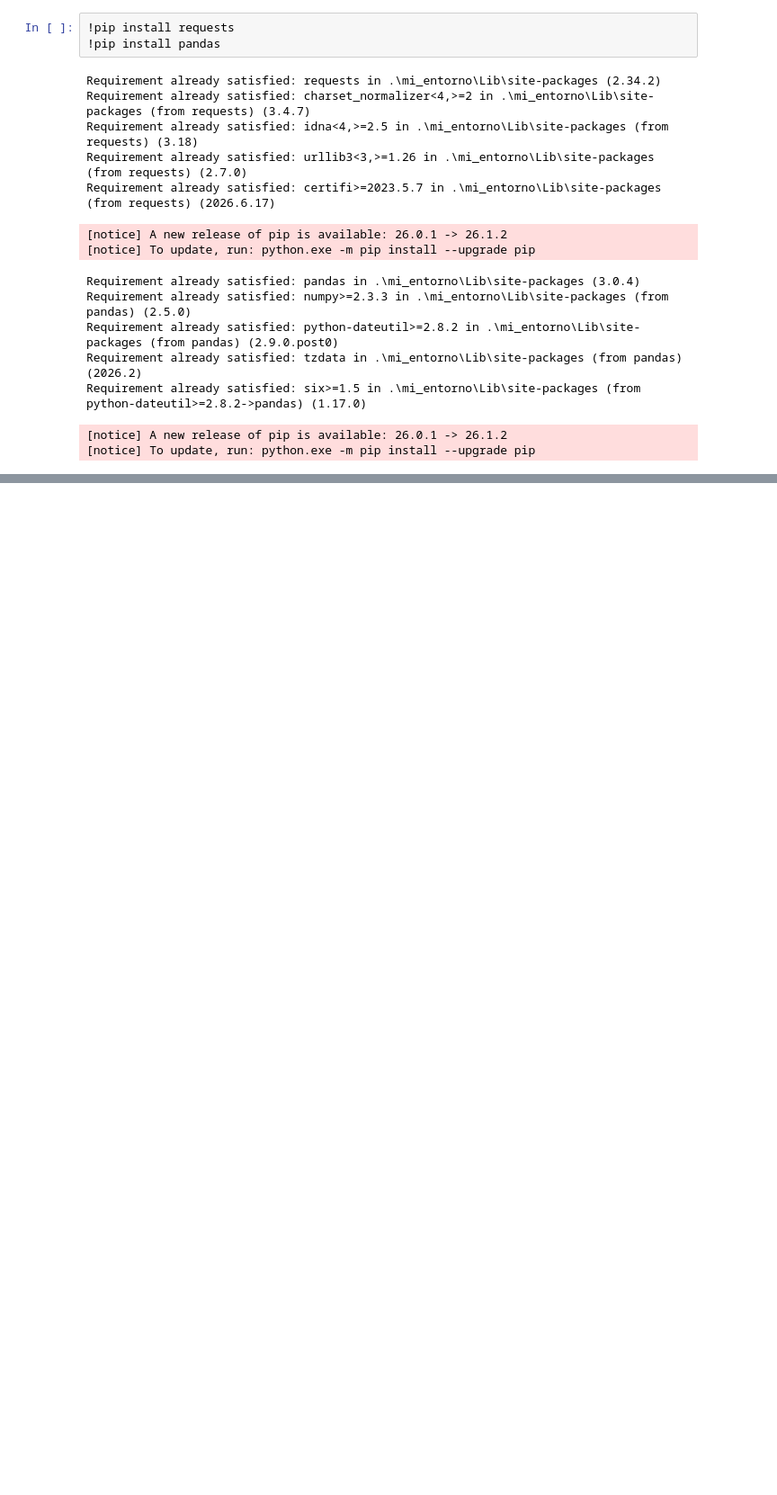
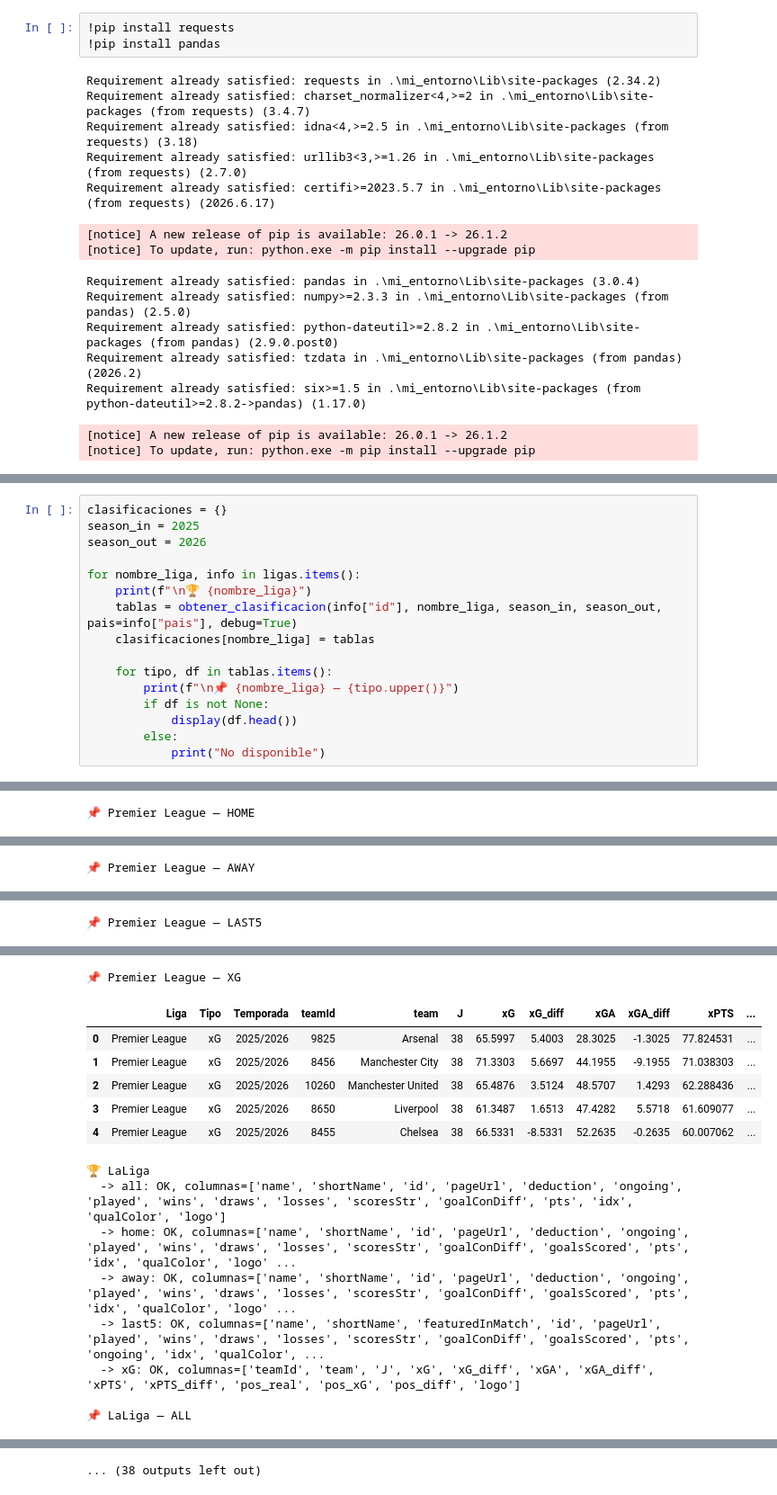
Before and after one commit to CescBlanco/pentiq, a Jupyter notebook: Scrapping datos fotmob.ipynb, the cells around one changed output, grey strips where cells are left out. Shown at 90% size. Drawn from its saved outputs; the diff is of its cells as text; blank space fills up the shorter version.

Commit message:
scrapping 5 grandes ligas

```diff
--- a/Scrapping datos fotmob.ipynb
+++ b/Scrapping datos fotmob.ipynb
@@ -769,0 +138,17 @@ display(df)
+# %%
+clasificaciones = {}
+season_in = 2025
+season_out = 2026
+
+for nombre_liga, info in ligas.items():
+    print(f"\n🏆 {nombre_liga}")
+    tablas = obtener_clasificacion(info["id"], nombre_liga, season_in, season_out, pais=info["pais"], debug=True)
+    clasificaciones[nombre_liga] = tablas
+
+    for tipo, df in tablas.items():
+        print(f"\n📌 {nombre_liga} — {tipo.upper()}")
+        if df is not None:
+            display(df.head())
+        else:
+            print("No disponible")
+# %% [output]
@@ -769,0 +169 @@ display(df)
+📌 Premier League — HOME
@@ -769,0 +176 @@ display(df)
+📌 Premier League — AWAY
@@ -769,0 +183 @@ display(df)
+📌 Premier League — LAST5
@@ -769,0 +190,15 @@ display(df)
+📌 Premier League — XG
+|  | Liga | Tipo | Temporada | teamId | team | J | xG | xG_diff | xGA | xGA_diff | xPTS | ... |
+| 0 | Premier League | xG | 2025/2026 | 9825 | Arsenal | 38 | 65.5997 | 5.4003 | 28.3025 | -1.3025 | 77.824531 | ... |
+| 1 | Premier League | xG | 2025/2026 | 8456 | Manchester City | 38 | 71.3303 | 5.6697 | 44.1955 | -9.1955 | 71.038303 | ... |
+| 2 | Premier League | xG | 2025/2026 | 10260 | Manchester United | 38 | 65.4876 | 3.5124 | 48.5707 | 1.4293 | 62.288436 | ... |
+| 3 | Premier League | xG | 2025/2026 | 8650 | Liverpool | 38 | 61.3487 | 1.6513 | 47.4282 | 5.5718 | 61.609077 | ... |
+| 4 | Premier League | xG | 2025/2026 | 8455 | Chelsea | 38 | 66.5331 | -8.5331 | 52.2635 | -0.2635 | 60.007062 | ... |
+🏆 LaLiga
+  -> all: OK, columnas=['name', 'shortName', 'id', 'pageUrl', 'deduction', 'ongoing', 'played', 'wins', 'draws', 'losses', 'scoresStr', 'goalConDiff', 'pts', 'idx', 'qualColor', 'logo']
+  -> home: OK, columnas=['name', 'shortName', 'id', 'pageUrl', 'deduction', 'ongoing', 'played', 'wins', 'draws', 'losses', 'scoresStr', 'goalConDiff', 'goalsScored', 'pts', 'idx', 'qualColor', 'logo' ...
+  -> away: OK, columnas=['name', 'shortName', 'id', 'pageUrl', 'deduction', 'ongoing', 'played', 'wins', 'draws', 'losses', 'scoresStr', 'goalConDiff', 'goalsScored', 'pts', 'idx', 'qualColor', 'logo' ...
+  -> last5: OK, columnas=['name', 'shortName', 'featuredInMatch', 'id', 'pageUrl', 'played', 'wins', 'draws', 'losses', 'scoresStr', 'goalConDiff', 'goalsScored', 'pts', 'ongoing', 'idx', 'qualColor', ...
+  -> xG: OK, columnas=['teamId', 'team', 'J', 'xG', 'xG_diff', 'xGA', 'xGA_diff', 'xPTS', 'xPTS_diff', 'pos_real', 'pos_xG', 'pos_diff', 'logo']
+
+📌 LaLiga — ALL
@@ -769,0 +211 @@ display(df)
+... (38 outputs left out)
```
Also changed, not shown: parts of 10 cells of this notebook.
